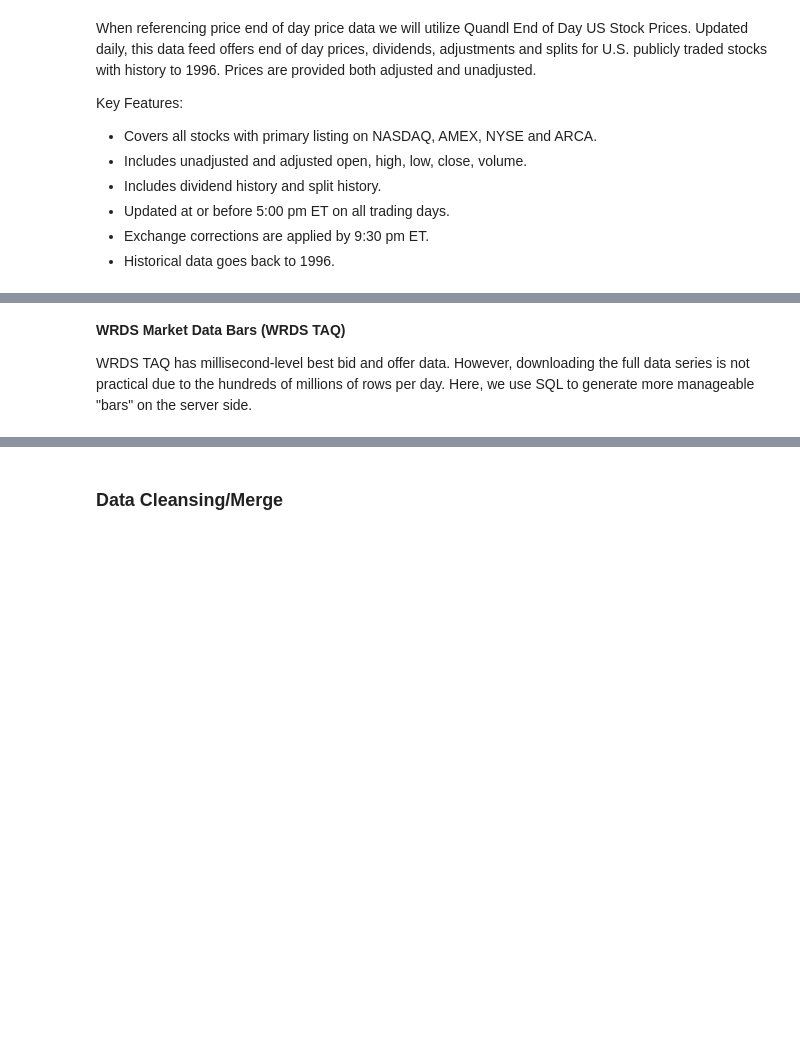
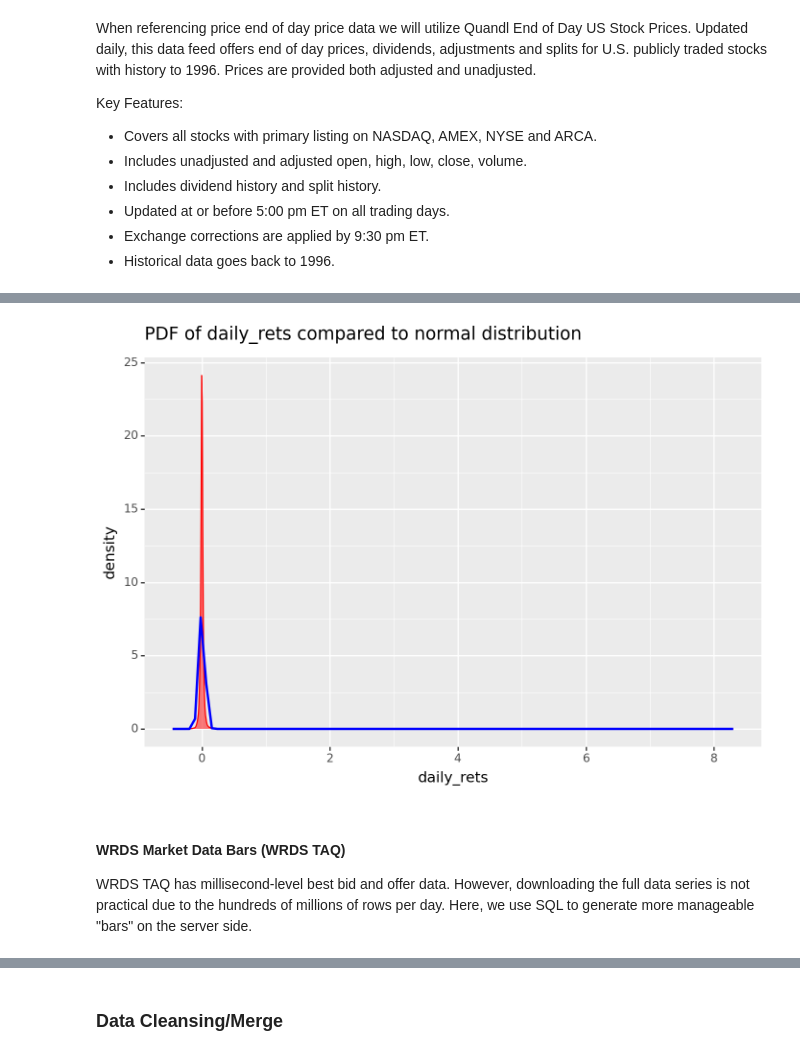
Before and after one commit to harrypandas/qts-final-project, a Jupyter notebook: notebooks/qts_final_project_draft.ipynb, the cells around one changed output, grey strips where cells are left out. Saved outputs shown, nothing was run; the diff lists cells and outputs as text; code cells hidden in the pictures; blank space fills up the shorter version.

Commit message:
update notebook with additional analysis and visualizations

```diff
--- a/notebooks/qts_final_project_draft.ipynb
+++ b/notebooks/qts_final_project_draft.ipynb
@@ -234,5 +398,32 @@ zacks_df = pd.merge(zacks_df, zacks_mt, on=['ticker'], how='left')
+# %%
+def plot_p9_pdf(data):
+    column_name = data.columns[0]
+    mean = data.mean().iloc[0]
+    std = data.std().iloc[0]
+
+    pdf_plot = (
+        ggplot(data, aes(x=column_name)) +
+        geom_density(color='red', fill='red', alpha=0.5) +
+        stat_function(
+            fun=norm.pdf,
+            args=(mean, std),
+            color='blue',
+            size=1
+        ) +
+        ggtitle(f'PDF of {column_name} compared to normal distribution') +
+        theme(figure_size=(7, 5))
+    )
+
+    print(pdf_plot)
+
+daily_rets = top_eod_data['daily_rets']
+daily_rets = daily_rets.sample(60_000)
+daily_rets = daily_rets.to_frame()
+plot_p9_pdf(daily_rets)
+# %% [output]
+[figure, added]
 # %% [markdown]
-**WRDS Market Data Bars (WRDS TAQ)**
+#### **WRDS Market Data Bars (WRDS TAQ)**
 
 WRDS TAQ has millisecond-level best bid and offer data.  However, downloading the full data series is not practical due to the hundreds of millions of rows per day.  Here, we use SQL to generate more manageable "bars" on the server side.
 # %%
```
Also changed, not shown: parts of 32 cells of this notebook.
